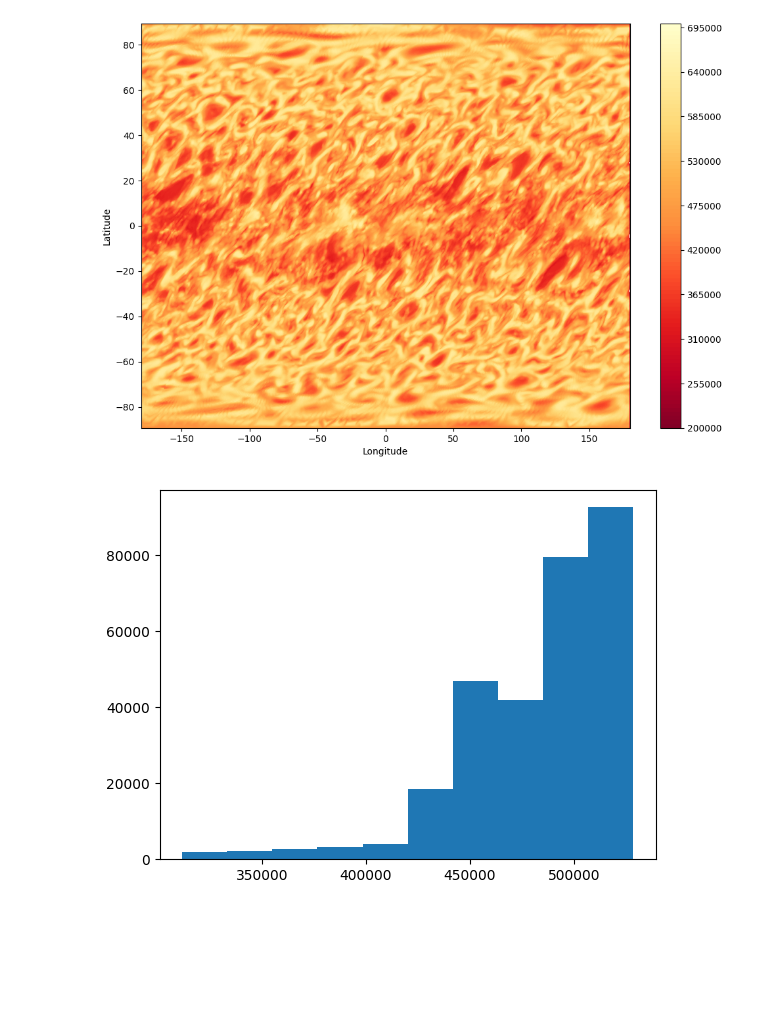
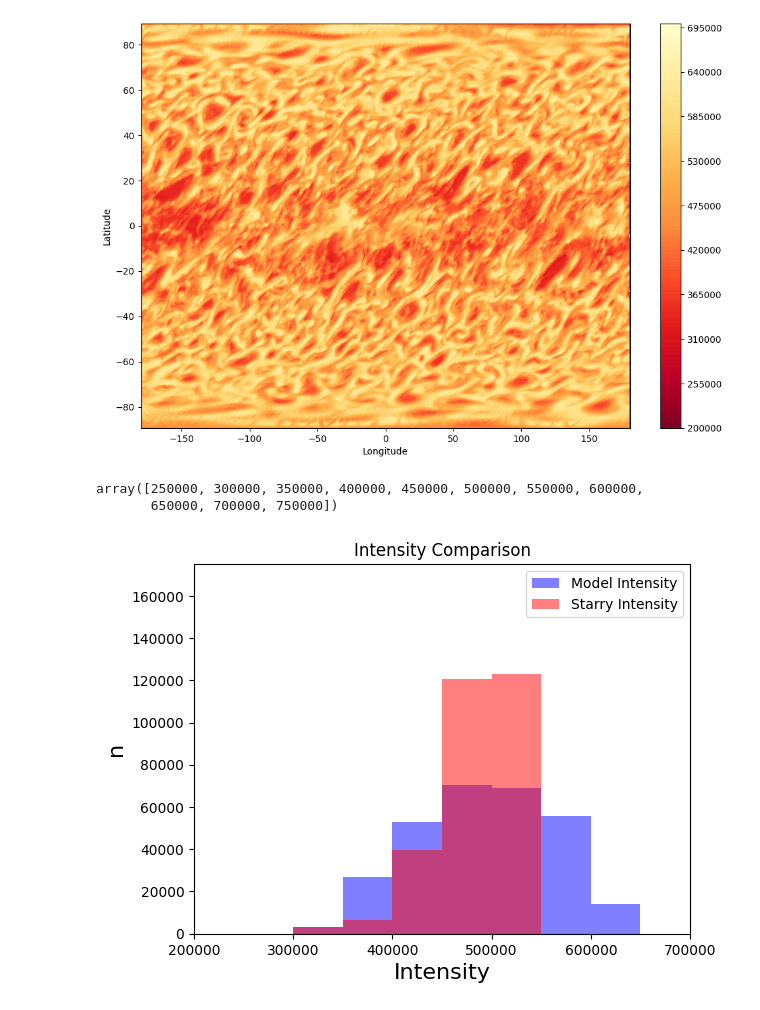
Before and after one commit to MohammadRefat23/StarryAtmospheres, a Jupyter notebook: Xianyu_Maps.ipynb, the cells around one changed output. Drawn from its saved outputs; the diff is of its cells as text; code cells hidden in the pictures; blank space fills up the shorter version.

```diff
--- a/Xianyu_Maps.ipynb
+++ b/Xianyu_Maps.ipynb
@@ -79,6 +81,7 @@ projection_type = "moll"
 # %%
 ### Generate Starry map at selected ydeg
 
-map = starry.Map(ydeg=ydeg)
-map.load(maps=b,image=flux_map)
-map.show(projection=projection_type,colorbar=True,file= "XianyuStarry/"+str(rotation_period)+"_XianyuMap_Starry_ydeg"+str(ydeg)+projection_type+".jpg")
+for projection in projection_type:
+    map = starry.Map(ydeg=ydeg)
+    map.load(maps=b,image=flux_map)
+    map.show(projection=projection,colorbar=True,file= "XianyuStarry/"+str(rotation_period)+"_XianyuMap_Starry_ydeg"+str(ydeg)+projection+".jpg")
@@ -92,15 +97,9 @@ for lat in latitude:
     I = map.intensity(lat=lat, lon=longitude)
     Intensity.append(I)
 # %%
-Intensity_Values = []
+### Extract Intensity values as calculated by Starry
+
+Intensity_Values_Starry = []
 for i in Intensity:
     for k in i:
-        Intensity_Values.append(k)
+        Intensity_Values_Starry.append(k)
-# %%
-### Plotting Intensity
-
-plt.hist(Intensity_Values)
-plt.savefig("XianyuStarry/"+str(rotation_period) + "_XianyuMap_Intensity_Scatter.jpg")
-plt.show()
-# %% [output]
-[figure, removed]
@@ -106,0 +114,8 @@ plt.show()
+# %%
+### Create bins for histogram
+
+bins = np.arange(250000,800000,50000)
+bins
+# %% [output]
+array([250000, 300000, 350000, 400000, 450000, 500000, 550000, 600000,
+       650000, 700000, 750000])
@@ -106,0 +127,15 @@ plt.show()
+# %%
+### Plotting both Intensity histograms
+
+plt.hist(c, alpha=0.5,label="Model Intensity",color="blue",bins=bins)
+plt.hist(Intensity_Values_Starry, alpha=0.5,label="Starry Intensity",color="red",bins=bins)
+plt.title("Intensity Comparison")
+plt.xlabel("Intensity",fontsize=16)
+plt.ylabel("n",fontsize=16)
+plt.ylim(0,175000)
+plt.xlim(200000,700000)
+plt.legend()
+plt.savefig("XianyuStarry/"+str(rotation_period) + "_XianyuMap_Intensity_Scatter_Both.jpg",dpi=300)
+plt.show()
+# %% [output]
+[figure, added]
```
Also changed, not shown: parts of 10 cells of this notebook, 7 other files.
